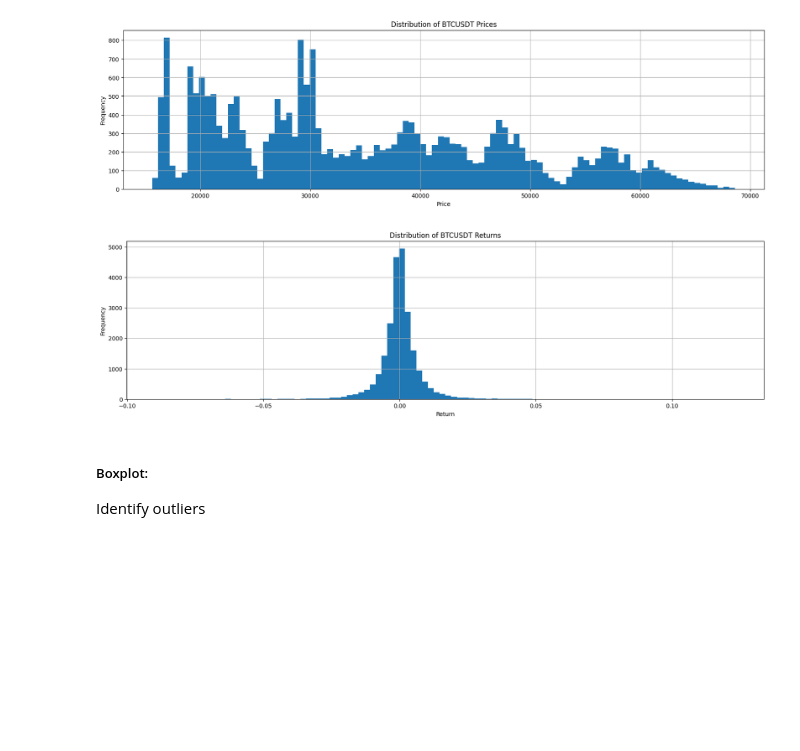
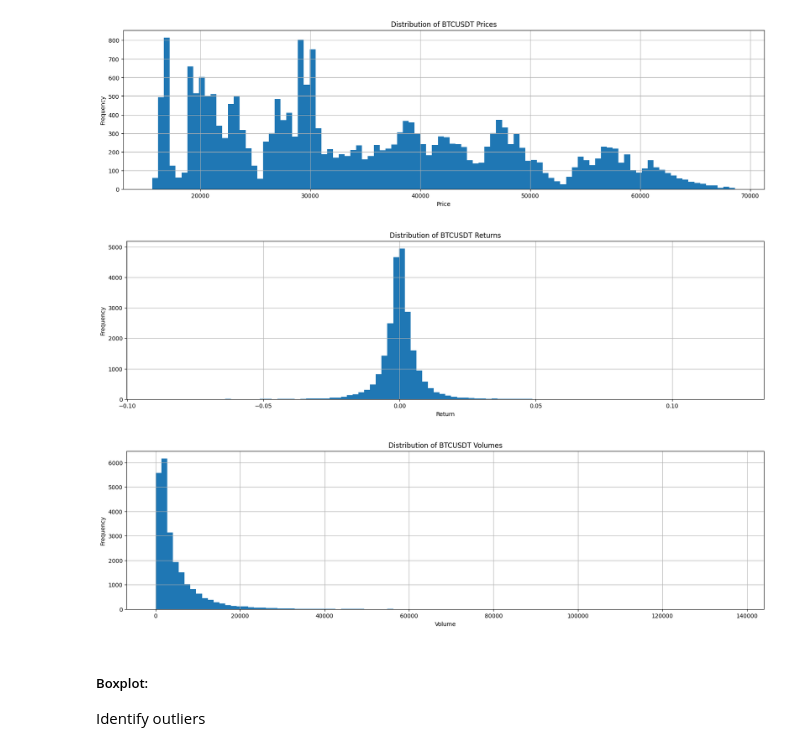
Before and after one commit to natapone/btc_live_price_prediction, a Jupyter notebook: 01_data_exploration.ipynb, the cells around one changed output. Cells and saved outputs as stored; diff of their text form; code cells hidden in the pictures; blank space fills up the shorter version.

```diff
--- a/01_data_exploration.ipynb
+++ b/01_data_exploration.ipynb
@@ -1,7 +1,7 @@
 # %%
 import pandas as pd
 
-def read_hist_data(name = 'BTC', timeframe = '1h'):
+def read_hist_raw(name = 'BTC', timeframe = '1h'):
     file_path = f"./data/{name}_USDT-{timeframe}.json"
     df = pd.read_json(file_path)
 
@@ -15,8 +15,8 @@ def read_hist_data(name = 'BTC', timeframe = '1h'):
 # %% [markdown]
 ## Data Exploration
 # %%
-df = read_hist_data(name = 'BTC', timeframe = '1h') # read data
-# df = read_hist_data(name = 'BTC', timeframe = '5m') # read data
+df = read_hist_raw(name = 'BTC', timeframe = '1h') # read data
+# df = read_hist_raw(name = 'BTC', timeframe = '5m') # read data
 print(df.head(10))
 print(df.tail(10))
 # %% [output]
@@ -90,14 +90,24 @@ plt.show()
 # %%
 # distribution of returns
 plt.figure(figsize=(20,5))
 df['close'].pct_change().hist(bins=100)
 plt.title('Distribution of BTCUSDT Returns')
 plt.xlabel('Return')
 plt.ylabel('Frequency')
 plt.grid(True)
 plt.show()
+
+# distribution of volumes
+plt.figure(figsize=(20,5))
+df['volume'].hist(bins=100)
+plt.title('Distribution of BTCUSDT Volumes')
+plt.xlabel('Volume')
+plt.ylabel('Frequency')
+plt.grid(True)
+plt.show()
 # %% [output]
 [figure]
+[figure, added]
 # %% [markdown]
 ##### Boxplot:
 Identify outliers
```
Also changed, not shown: parts of 5 cells of this notebook, 1 other file.
